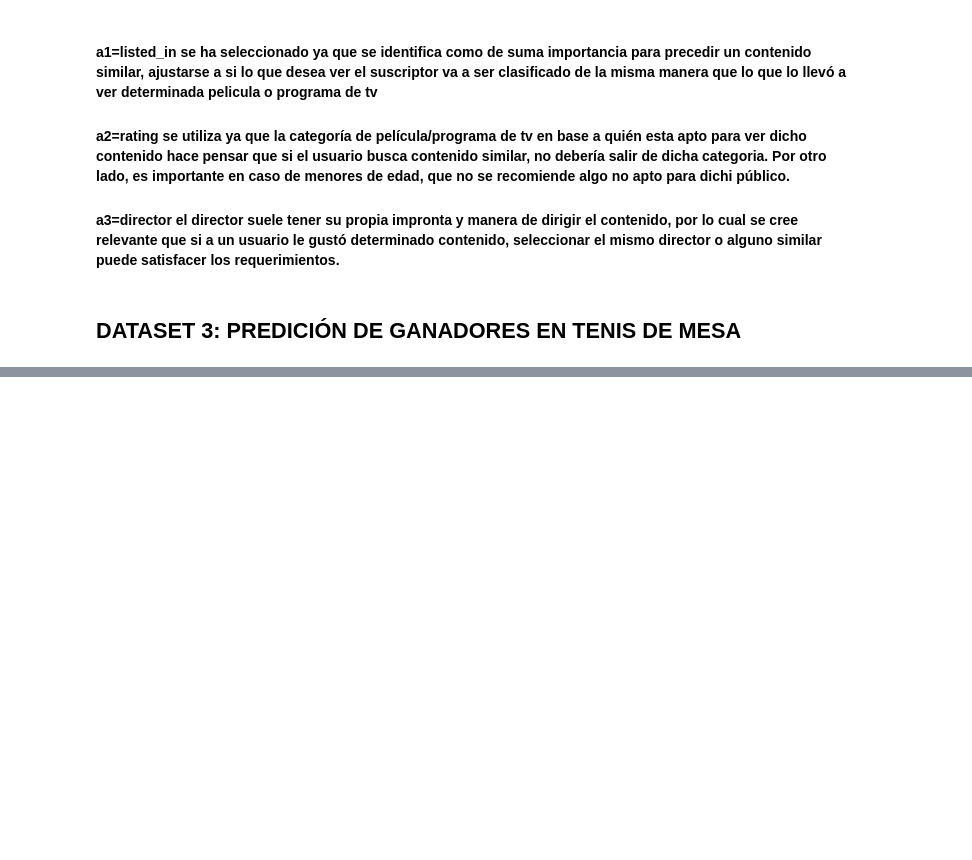
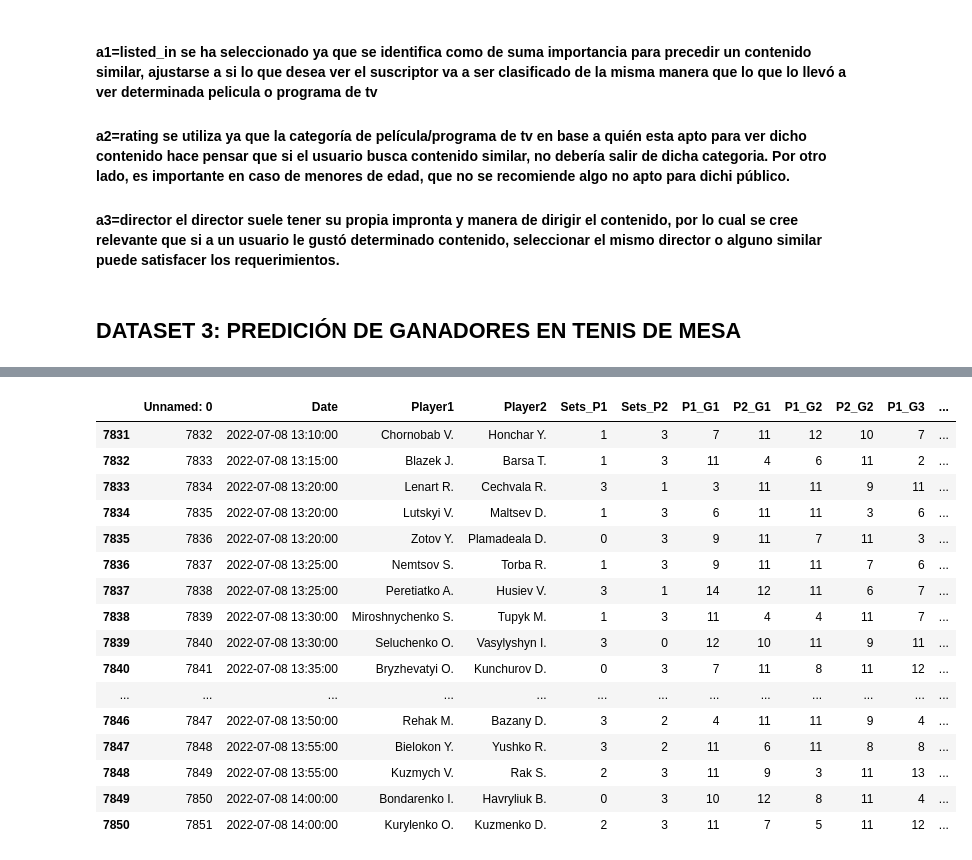
Before and after one commit to FacundoCardozo5/CoderHouse_CH-32845, a Jupyter notebook: notebooks/DatasetsCardozo.ipynb, the cells around one changed output, grey strips where cells are left out. Drawn from its saved outputs; the diff is of its cells as text; code cells hidden in the pictures; blank space fills up the shorter version.

```diff
--- a/notebooks/DatasetsCardozo.ipynb
+++ b/notebooks/DatasetsCardozo.ipynb
@@ -457,0 +496,20 @@ memory usage: 825.8+ KB
+# %%
+df.tail(20)
+# %% [output]
+|  | Unnamed: 0 | Date | Player1 | Player2 | Sets_P1 | Sets_P2 | P1_G1 | P2_G1 | P1_G2 | P2_G2 | P1_G3 | ... |
+| 7831 | 7832 | 2022-07-08 13:10:00 | Chornobab V. | Honchar Y. | 1 | 3 | 7 | 11 | 12 | 10 | 7 | ... |
+| 7832 | 7833 | 2022-07-08 13:15:00 | Blazek J. | Barsa T. | 1 | 3 | 11 | 4 | 6 | 11 | 2 | ... |
+| 7833 | 7834 | 2022-07-08 13:20:00 | Lenart R. | Cechvala R. | 3 | 1 | 3 | 11 | 11 | 9 | 11 | ... |
+| 7834 | 7835 | 2022-07-08 13:20:00 | Lutskyi V. | Maltsev D. | 1 | 3 | 6 | 11 | 11 | 3 | 6 | ... |
+| 7835 | 7836 | 2022-07-08 13:20:00 | Zotov Y. | Plamadeala D. | 0 | 3 | 9 | 11 | 7 | 11 | 3 | ... |
+| 7836 | 7837 | 2022-07-08 13:25:00 | Nemtsov S. | Torba R. | 1 | 3 | 9 | 11 | 11 | 7 | 6 | ... |
+| 7837 | 7838 | 2022-07-08 13:25:00 | Peretiatko A. | Husiev V. | 3 | 1 | 14 | 12 | 11 | 6 | 7 | ... |
+| 7838 | 7839 | 2022-07-08 13:30:00 | Miroshnychenko S. | Tupyk M. | 1 | 3 | 11 | 4 | 4 | 11 | 7 | ... |
+| 7839 | 7840 | 2022-07-08 13:30:00 | Seluchenko O. | Vasylyshyn I. | 3 | 0 | 12 | 10 | 11 | 9 | 11 | ... |
+| 7840 | 7841 | 2022-07-08 13:35:00 | Bryzhevatyi O. | Kunchurov D. | 0 | 3 | 7 | 11 | 8 | 11 | 12 | ... |
+| ... | ... | ... | ... | ... | ... | ... | ... | ... | ... | ... | ... | ... |
+| 7846 | 7847 | 2022-07-08 13:50:00 | Rehak M. | Bazany D. | 3 | 2 | 4 | 11 | 11 | 9 | 4 | ... |
+| 7847 | 7848 | 2022-07-08 13:55:00 | Bielokon Y. | Yushko R. | 3 | 2 | 11 | 6 | 11 | 8 | 8 | ... |
+| 7848 | 7849 | 2022-07-08 13:55:00 | Kuzmych V. | Rak S. | 2 | 3 | 11 | 9 | 3 | 11 | 13 | ... |
+| 7849 | 7850 | 2022-07-08 14:00:00 | Bondarenko I. | Havryliuk B. | 0 | 3 | 10 | 12 | 8 | 11 | 4 | ... |
+| 7850 | 7851 | 2022-07-08 14:00:00 | Kurylenko O. | Kuzmenko D. | 2 | 3 | 11 | 7 | 5 | 11 | 12 | ... |
```
Also changed, not shown: parts of 8 cells of this notebook.
